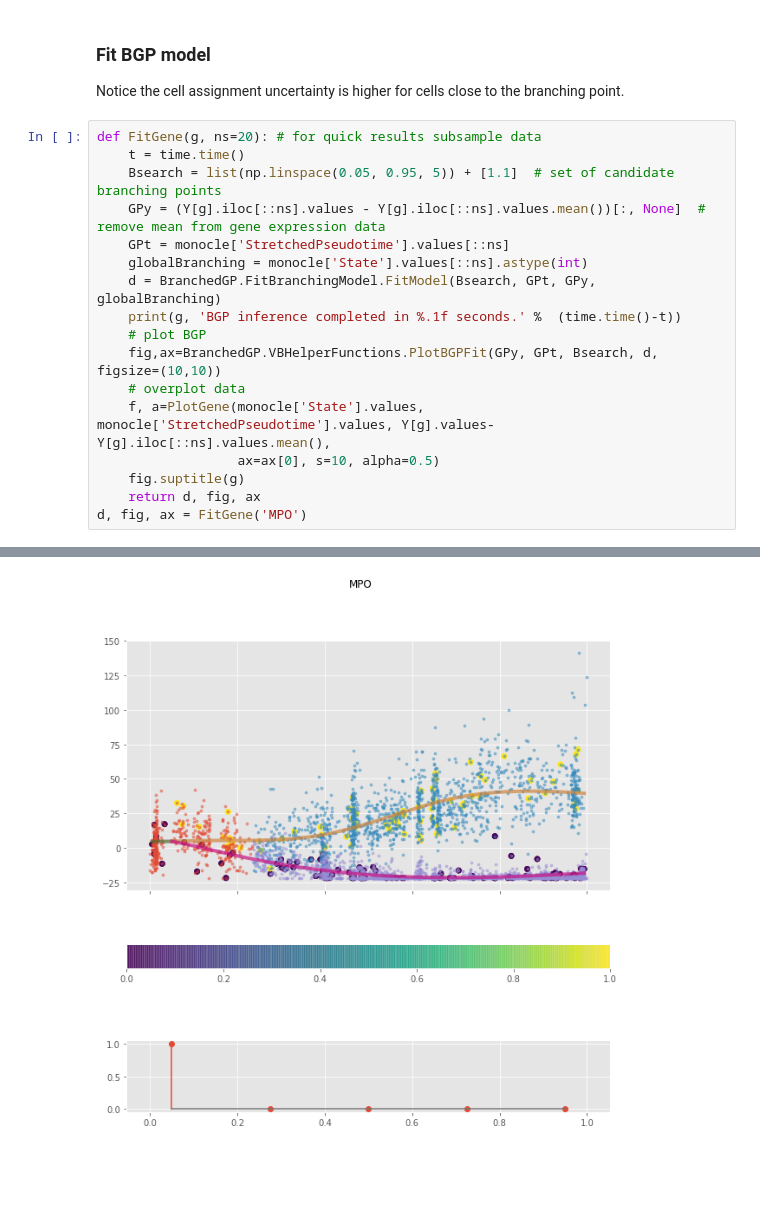
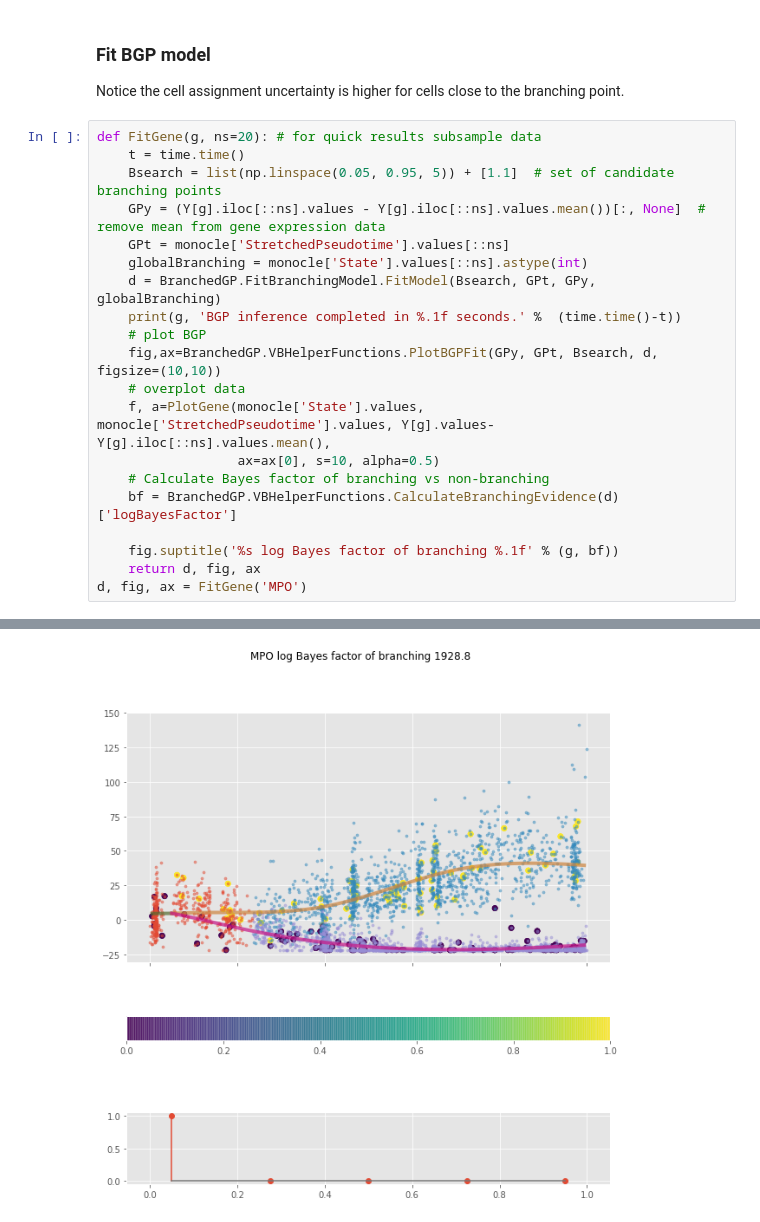
Before and after one commit to ManchesterBioinference/BranchedGP, a Jupyter notebook: notebooks/Hematopoiesis.ipynb, the cells around one changed output, grey strips where cells are left out. Drawn from its saved outputs; the diff is of its cells as text; blank space fills up the shorter version.

```diff
--- a/notebooks/Hematopoiesis.ipynb
+++ b/notebooks/Hematopoiesis.ipynb
@@ -78,7 +78,10 @@ def FitGene(g, ns=20): # for quick results subsample data
     # overplot data
     f, a=PlotGene(monocle['State'].values, monocle['StretchedPseudotime'].values, Y[g].values-Y[g].iloc[::ns].values.mean(),
                   ax=ax[0], s=10, alpha=0.5)
-    fig.suptitle(g)
+    # Calculate Bayes factor of branching vs non-branching
+    bf = BranchedGP.VBHelperFunctions.CalculateBranchingEvidence(d)['logBayesFactor']
+
+    fig.suptitle('%s log Bayes factor of branching %.1f' % (g, bf))
     return d, fig, ax
 d, fig, ax = FitGene('MPO')
 # %% [output]
@@ -102,4 +105,4 @@ MPO BGP inference completed in 162.7 seconds.
-[figure, old version]
+[figure, new version]
 # %%
 d_c, fig_c, ax_c = FitGene('CTSG')
 # %% [output]
```
Also changed, not shown: parts of 2 cells of this notebook, 2 other files.
